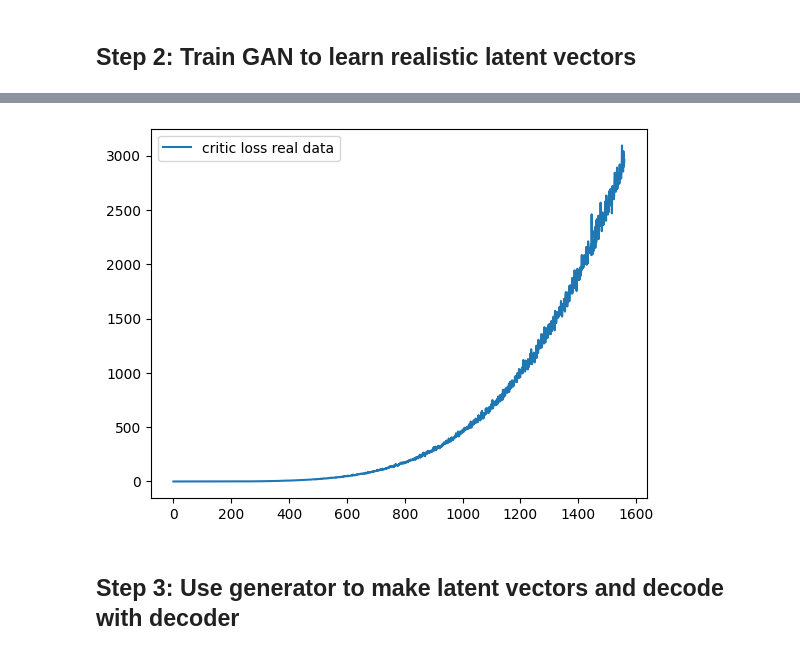
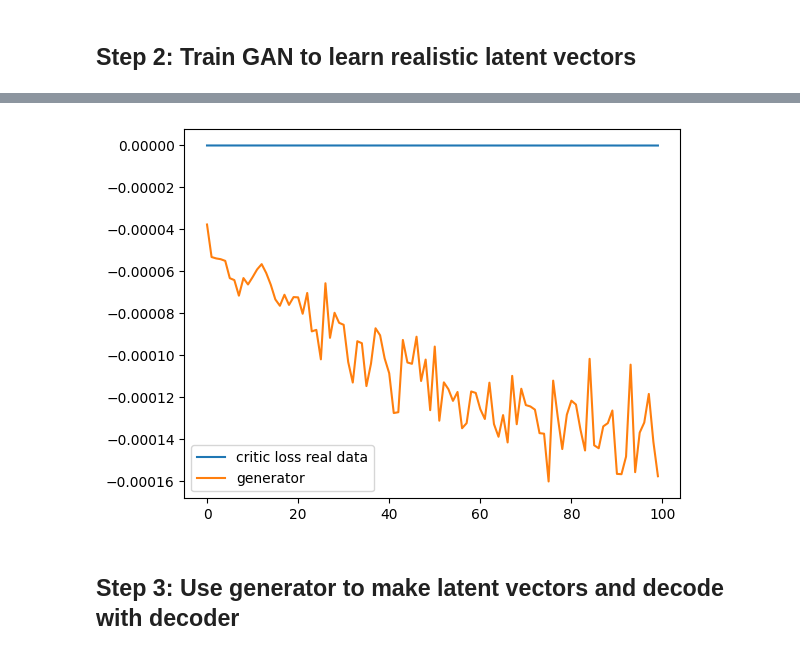
Before and after one commit to KylaNel/ICS_data_generation, a Jupyter notebook: code/vae_gan.ipynb, the cells around one changed output, grey strips where cells are left out. Drawn from its saved outputs; the diff is of its cells as text; code cells hidden in the pictures.

```diff
--- a/code/vae_gan.ipynb
+++ b/code/vae_gan.ipynb
@@ -92,8 +102,8 @@ def make_critic(input_shape):
     model.add(tf.keras.layers.Dense(100, kernel_initializer=init, kernel_constraint=const))
     model.add(tf.keras.layers.LeakyReLU(0.2))
     model.add(tf.keras.layers.Dense(1, name="c_dense"))
-    opt = tf.keras.optimizers.RMSprop(learning_rate=0.00005)
-    model.compile(loss=wasserstein_loss, optimizer=opt)
+    # opt = tf.keras.optimizers.RMSprop(learning_rate=0.00005)
+    # model.compile(loss=wasserstein_loss, optimizer=opt)
     return model
 
 def make_generator(output_shape, noise_dim):
@@ -142,7 +143,3 @@ Epoch 3/3
 <keras.src.callbacks.History at 0x...>
 # %% [markdown]
 ## Step 2: Train GAN to learn realistic latent vectors
-# %%
-ix = np.random.randint(0, test_dataset.shape[0], 64)
-real_latent_vectors = variational_encoder(test_dataset[ix])
-test_dataset.shape[0]
@@ -202,4 +206,4 @@ def train(generator, critic, gan, dataset, latent_dim, noise_dim, n_epochs=2, n_
 # %%
-real_latent_vectors = variational_encoder(test_dataset)[0]
-real_latent_vectors.shape
+real_latent_vectors = np.split((variational_encoder(test_dataset)[0]).numpy(), 50)
+real_latent_vectors[0].shape
 # %% [output]
@@ -206,0 +211,2 @@ TensorShape([664542, 500])
+# %%
+c_losses, g_losses = train(real_latent_vectors, 2, 30, latent_dim)
@@ -243,11 +249,12 @@ c1_loss, c2_loss, g_loss = train(generator, critic, gan, dataset=test_dataset[:1
 # %%
-plt.plot(c1_loss, label="critic loss real data")
+plt.plot(c_losses, label="critic loss real data")
+plt.plot(g_losses, label="generator")
 # plt.plot(c2_loss, label="critic loss fake data")
 # plt.plot(g_loss, label="gen loss")
 plt.legend()
 plt.show()
 # %% [output]
-[figure, old version]
+[figure, new version]
 # %% [markdown]
 ## Step 3: Use generator to make latent vectors and decode with decoder
 # %%
```
Also changed, not shown: parts of 10 cells of this notebook, 2 other files.
